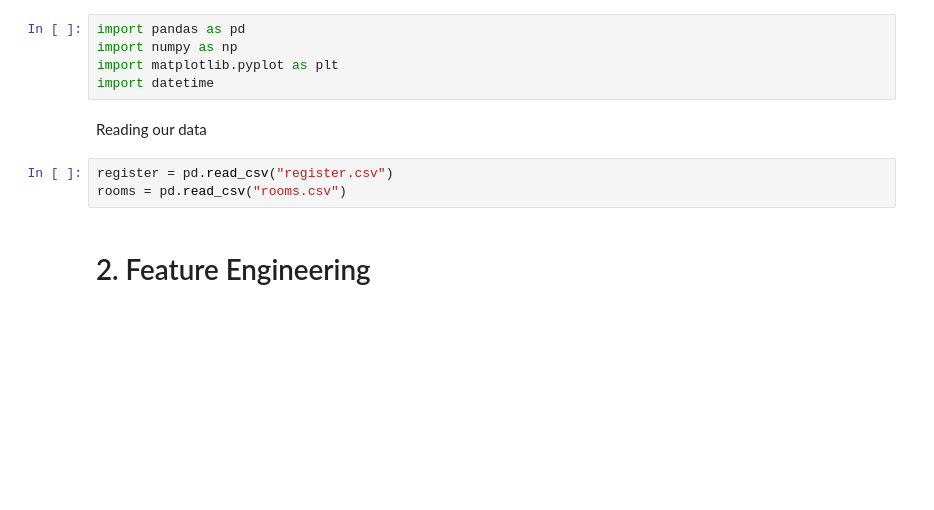
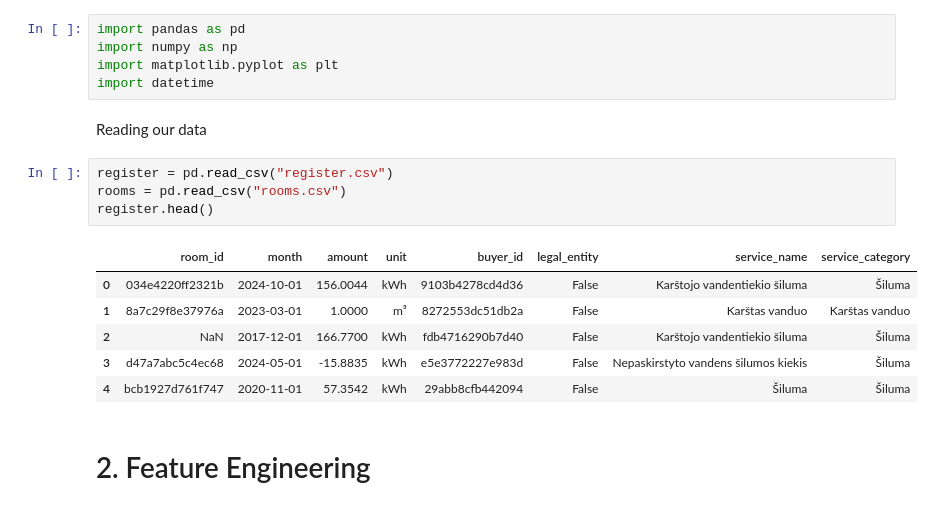
Before and after one commit to ZygimantasM/siauliu_energija_data_analysis, a Jupyter notebook: modeling.ipynb, the cells around one changed output. Drawn from its saved outputs; the diff is of its cells as text; blank space fills up the shorter version.

```diff
--- a/modeling.ipynb
+++ b/modeling.ipynb
@@ -12,6 +12,14 @@ Reading our data
 # %%
 register = pd.read_csv("register.csv")
 rooms = pd.read_csv("rooms.csv")
+register.head()
+# %% [output]
+|  | room_id | month | amount | unit | buyer_id | legal_entity | service_name | service_category |
+| 0 | 034e4220ff2321b | 2024-10-01 | 156.0044 | kWh | 9103b4278cd4d36 | False | Karštojo vandentiekio šiluma | Šiluma |
+| 1 | 8a7c29f8e37976a | 2023-03-01 | 1.0000 | m³ | 8272553dc51db2a | False | Karštas vanduo | Karštas vanduo |
+| 2 | NaN | 2017-12-01 | 166.7700 | kWh | fdb4716290b7d40 | False | Karštojo vandentiekio šiluma | Šiluma |
+| 3 | d47a7abc5c4ec68 | 2024-05-01 | -15.8835 | kWh | e5e3772227e983d | False | Nepaskirstyto vandens šilumos kiekis | Šiluma |
+| 4 | bcb1927d761f747 | 2020-11-01 | 57.3542 | kWh | 29abb8cfb442094 | False | Šiluma | Šiluma |
 # %% [markdown]
 # 2. Feature Engineering
 # %% [markdown]
```
Also changed, not shown: 3 other files.
